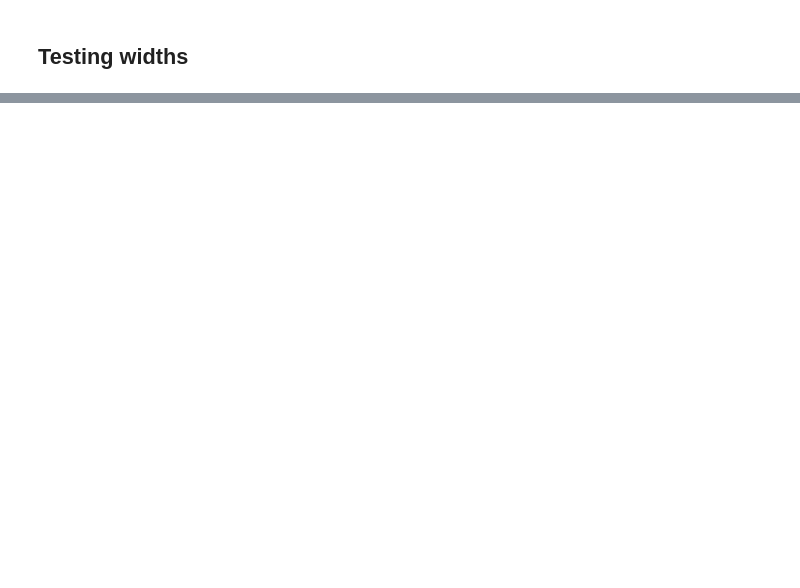
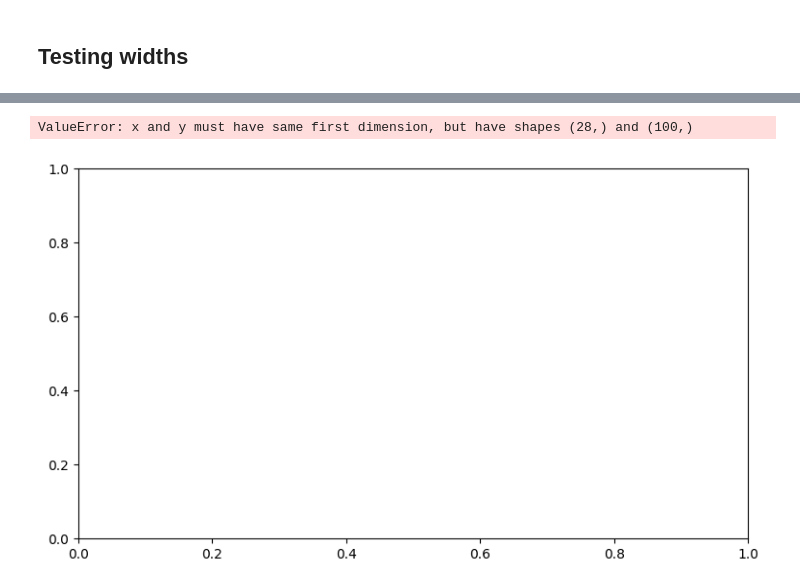
Before and after one commit to irvingatchem/EE522_25_3, a Jupyter notebook: Notebooks/PECDepth.ipynb, the cells around one changed output, grey strips where cells are left out. Drawn from its saved outputs; the diff is of its cells as text; code cells hidden in the pictures; blank space fills up the shorter version.

```diff
--- a/Notebooks/PECDepth.ipynb
+++ b/Notebooks/PECDepth.ipynb
@@ -550,4 +575,4 @@ shots = 10000
 num_samples = 100
 circuit_type= "mirror" # "rb"
 
-#cnot_counts, oneq_counts, true_values, noisy_values, pec_values, avg_true_values, avg_noisy_values, avg_pec_values, std_true_values, std_noisy_values, std_pec_values = test_widths(depth, trials, widths, shots, num_samples, circuit_type)
+cnot_counts, oneq_counts, true_values, noisy_values, pec_values, avg_true_values, avg_noisy_values, avg_pec_values, std_true_values, std_noisy_values, std_pec_values = test_widths(depth, trials, widths, shots, num_samples, circuit_type)
@@ -553,0 +594,29 @@ circuit_type= "mirror" # "rb"
+# %%
+plt.figure(figsize=(9, 5))
+plot_widths = widths[:len(avg_true_values)]
+kwargs = {"capsize": 5, "lw": 2}
+
+# Plot true value
+plt.plot(plot_widths, avg_true_values, label="True", lw=2)
+
+# Plot scatter plots with error bars
+plt.errorbar(plot_widths, avg_noisy_values, yerr=std_noisy_values, label="Raw", **kwargs, fmt='o', ms=2.5)
+plt.errorbar(plot_widths, avg_pec_values, yerr=std_pec_values, label="PEC", **kwargs, fmt='o', ms=2.5)
+
+# Find lines of best fit
+import numpy.polynomial.polynomial as poly
+noisy_best_fit_coeffs = poly.polyfit(plot_widths, avg_noisy_values, 1)
+noisy_best_fit = poly.polyval(plot_widths, noisy_best_fit_coeffs)
+pec_best_fit_coeffs = poly.polyfit(plot_widths, avg_pec_values, 2)
+pec_best_fit=poly.polyval(plot_widths, pec_best_fit_coeffs)
+
+plt.plot(plot_widths, pec_best_fit, linestyle = 'dashed', color = 'gray')
+plt.plot(plot_widths, noisy_best_fit, linestyle = 'dashed', color = 'gray')
+
+plt.xlabel("Width \n \n Max width reached when PEC is worse than raw value 5x in a row")
+plt.ylabel("Expectation value")
+plt.title(f"""IBMQ with {circuit_type} circuit using PEC on simulator using {depth} depth and {trials} trials per width""")
+plt.legend()
+# %% [output]
+ValueError: x and y must have same first dimension, but have shapes (28,) and (100,)
+[figure, added]
```
Also changed, not shown: parts of 6 cells of this notebook, 6 other files.
